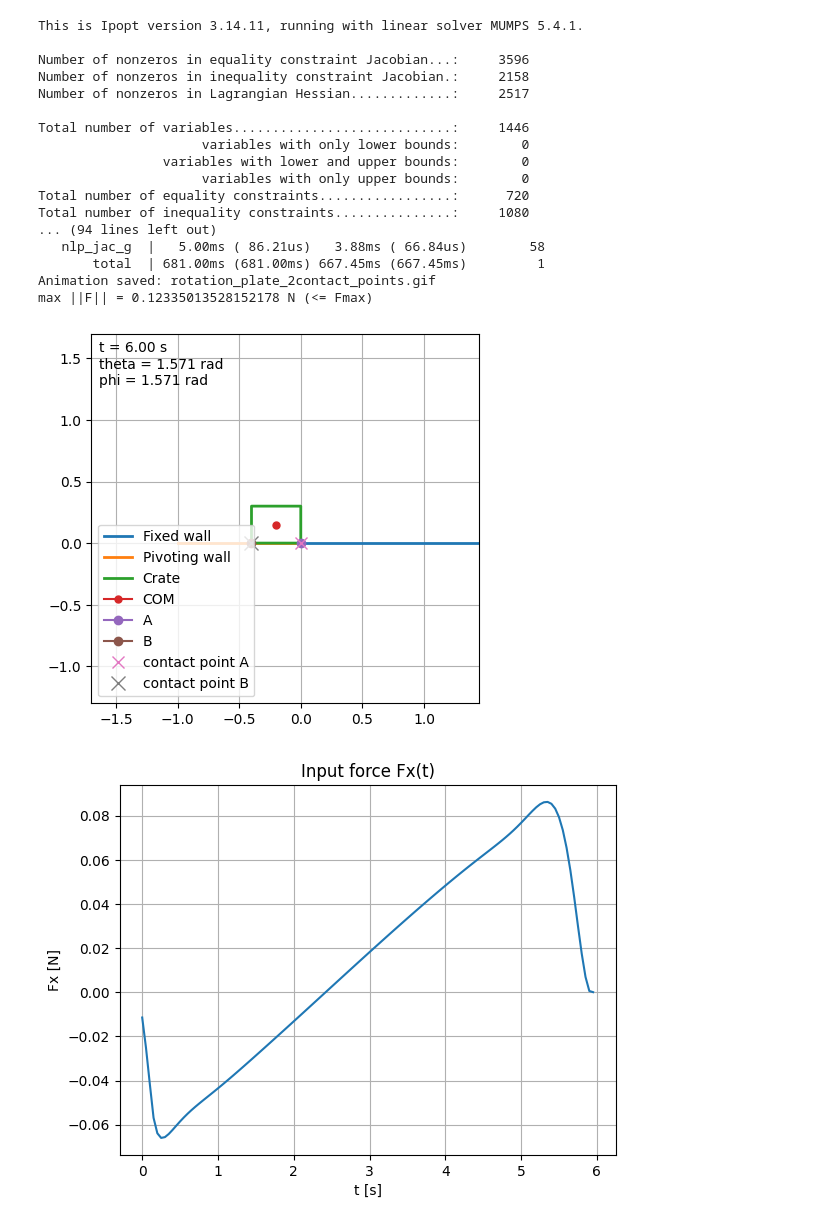
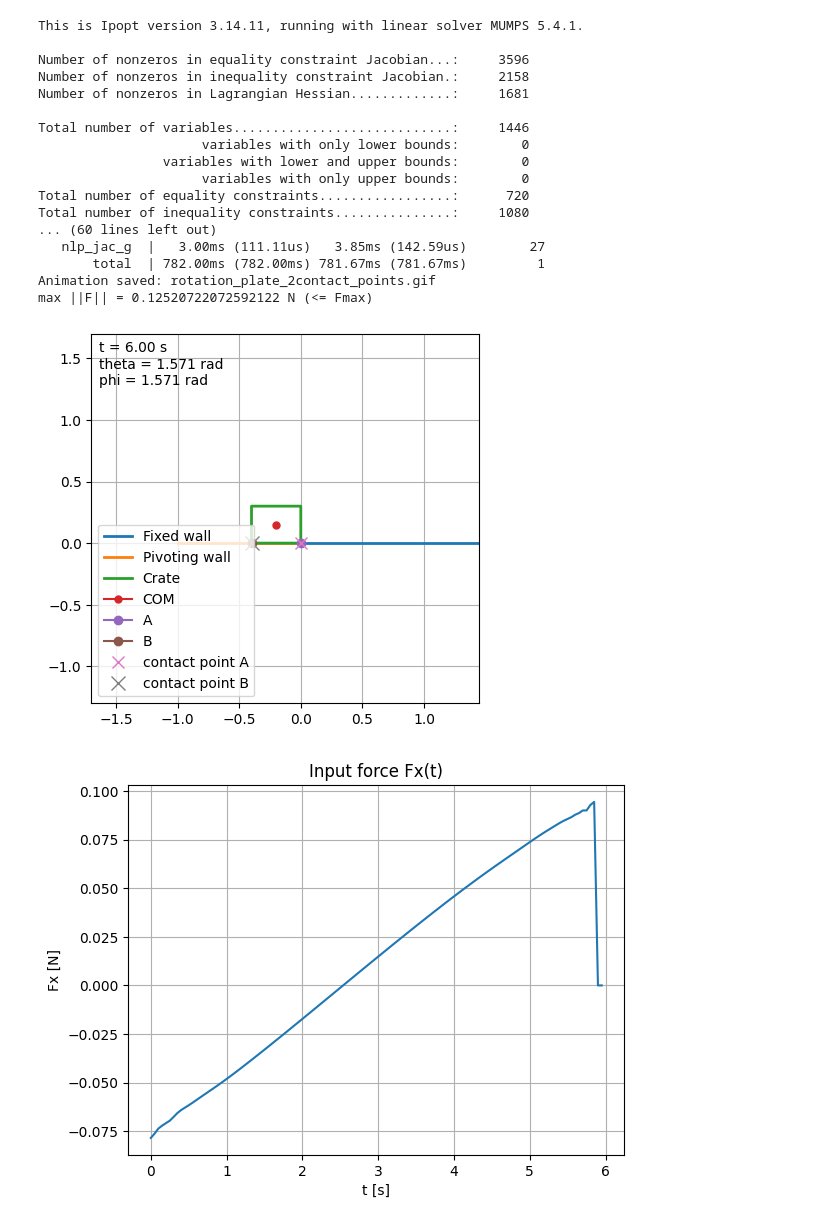
Before and after one commit to CoTimmers/memoire_makette, a Jupyter notebook: reaction_force.ipynb, the cells around one changed output. Saved outputs shown, nothing was run; the diff lists cells and outputs as text; code cells hidden in the pictures.

```diff
--- a/reaction_force.ipynb
+++ b/reaction_force.ipynb
@@ -277,24 +277,6 @@ def solve_ocp_two_contacts_open_with_gap_minimization():
 
 
     tgrid = np.linspace(0.0, T, N+1)
-    # phi_guess = phi0 + Omega * tgrid
-    # theta_guess = phi_guess.copy()
-    # omega_guess = np.ones(N+1) * Omega
-
-    # pC_guess = np.zeros((N+1, 2), dtype=float)
-    # for k in range(N+1):
-    #     ph = phi_guess[k]
-    #     tvec_np = np.array([-np.sin(ph), np.cos(ph)], dtype=float)
-    #     pA = Pw + 0.0 * tvec_np
-    #     Rk = rot_np(theta_guess[k])
-    #     pC_guess[k, :] = pA - (Rk @ rA_b)
-
-    # vC_guess = np.zeros((N+1, 2), dtype=float)
-    # vC_guess[1:, :] = (pC_guess[1:, :] - pC_guess[:-1, :]) / dt
-    # vC_guess[0, :] = vC_guess[1, :]
-
-
-
 
     opti = ca.Opti()
 
@@ -318,14 +300,6 @@ def solve_ocp_two_contacts_open_with_gap_minimization():
     lam_nB = opti.variable(N)
     lam_tB = opti.variable(N)
 
-
-    # Initial constraints
-    # opti.subject_to(xC[0] == float(pC_guess[0, 0]))
-    # opti.subject_to(yC[0] == float(pC_guess[0, 1]))
-    # opti.subject_to(th[0] == float(theta_guess[0]))
-    # opti.subject_to(vx[0] == float(vC_guess[0, 0]))
-    # opti.subject_to(vy[0] == float(vC_guess[0, 1]))
-    # opti.subject_to(om[0] == float(omega_guess[0]))
 
     def Rot(angle):
         c = ca.cos(angle)
@@ -382,7 +356,7 @@ def solve_ocp_two_contacts_open_with_gap_minimization():
         # Contact B
         gB = nvec.T @ (pBk - ca.DM(Pw))
         opti.subject_to(gB >= 0)
-        J += q_gap * gB**2
+        # J += q_gap * gB**2
 
         opti.subject_to(lam_nB[k] >= 0)
         opti.subject_to(lam_tB[k] <=  mu * lam_nB[k])
@@ -427,24 +401,16 @@ def solve_ocp_two_contacts_open_with_gap_minimization():
 
 
         #Penalty for huge forces
-        # J += q_u * (Fx[k]**2 + Fy[k]**2)
+        J += q_u * (Fx[k]**2 + Fy[k]**2)
 
-        # if k < N-1:
-            # J += q_du * ((Fx[k+1] - Fx[k])**2 + (Fy[k+1] - Fy[k])**2)
+        if k < N-1:
+            J += q_du * ((Fx[k+1] - Fx[k])**2 + (Fy[k+1] - Fy[k])**2)
 
     # Terminal cost
     phi_end = phi0 + Omega * tgrid[N]
     J += qT_theta * (th[N] - phi_end)**2 + qT_omega * (om[N])**2
 
     opti.minimize(J)
-
-    # Initial guesses
-    # opti.set_initial(xC, pC_guess[:, 0])
-    # opti.set_initial(yC, pC_guess[:, 1])
-    # opti.set_initial(th, theta_guess)
-    # opti.set_initial(vx, vC_guess[:, 0])
-    # opti.set_initial(vy, vC_guess[:, 1])
-    # opti.set_initial(om, omega_guess)
 
     opti.set_initial(xC, a/2)
     opti.set_initial(yC, 0)
@@ -664,36 +630,36 @@ def animate_plate_wall(out, a=0.3, b=0.4, Pw=(0.0, 0.0),
             # requires ffmpeg installed
             anim.save(save_path, writer="ffmpeg", fps=fps)
         else:
             raise ValueError("save_path must end with .gif or .mp4")
         print(f"Animation saved: {save_path}")
     else:
         plt.show()
 
     return anim
 
 
 if __name__ == "__main__":
     out = solve_ocp_two_contacts_open_with_gap_minimization()
     animate_plate_wall(out, save_path="rotation_plate_2contact_points.gif")
     print("max ||F|| =", np.max(np.sqrt(out["Fx"]**2 + out["Fy"]**2)), "N (<= Fmax)")
     plot_out(out)
 # %% [output]
 This is Ipopt version 3.14.11, running with linear solver MUMPS 5.4.1.
 
 Number of nonzeros in equality constraint Jacobian...:     3596
 Number of nonzeros in inequality constraint Jacobian.:     2158
-Number of nonzeros in Lagrangian Hessian.............:     2517
+Number of nonzeros in Lagrangian Hessian.............:     1681
 
 Total number of variables............................:     1446
                      variables with only lower bounds:        0
                 variables with lower and upper bounds:        0
                      variables with only upper bounds:        0
 Total number of equality constraints.................:      720
 Total number of inequality constraints...............:     1080
-... (94 lines left out)
-   nlp_jac_g  |   5.00ms ( 86.21us)   3.88ms ( 66.84us)        58
-       total  | 681.00ms (681.00ms) 667.45ms (667.45ms)         1
+... (60 lines left out)
+   nlp_jac_g  |   3.00ms (111.11us)   3.85ms (142.59us)        27
+       total  | 782.00ms (782.00ms) 781.67ms (781.67ms)         1
 Animation saved: rotation_plate_2contact_points.gif
-max ||F|| = 0.12335013528152178 N (<= Fmax)
+max ||F|| = 0.12520722072592122 N (<= Fmax)
 [figure]
-[figure, old version]
+[figure, new version]
```
Also changed, not shown: parts of 1 cell of this notebook, 3 other files.
